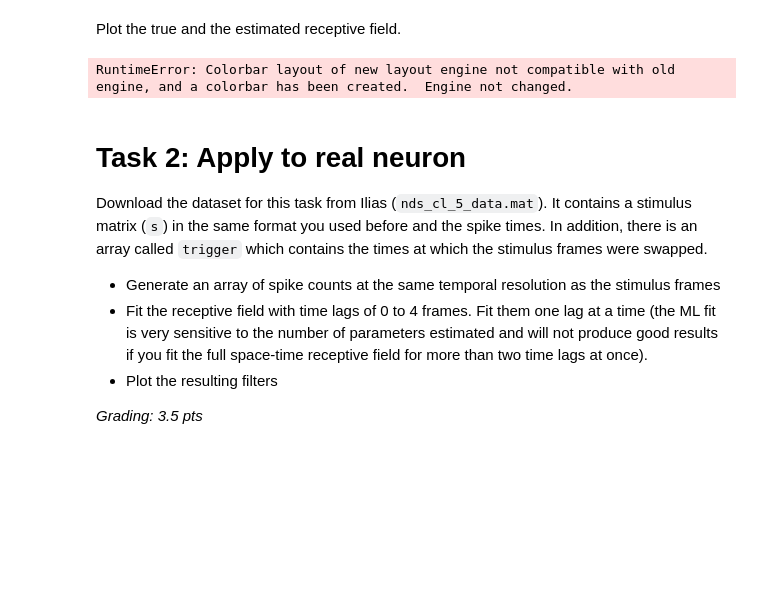
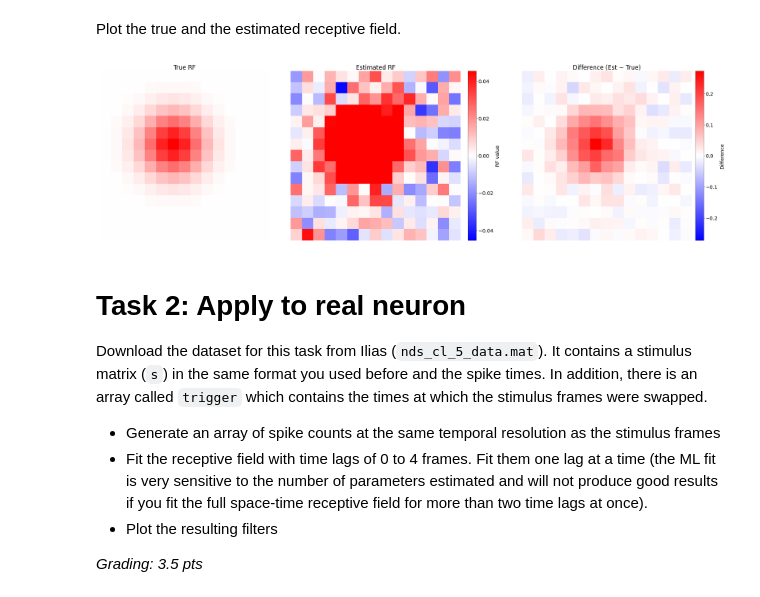
Before and after one commit to flobu98/neural_data_science, a Jupyter notebook: CodingLab5_FRA.ipynb, the cells around one changed output. Cells and saved outputs as stored; diff of their text form; code cells hidden in the pictures; blank space fills up the shorter version.

```diff
--- a/CodingLab5_FRA.ipynb
+++ b/CodingLab5_FRA.ipynb
@@ -255,11 +256,12 @@ def negloglike_lnp(
     # where r_t = exp(w^T s_t) * dt * R.
 
     # Linear projection for all time bins: shape (nT,)
-    lin = w.dot(s)
+    lin = s.T @ w
     # Instantaneous rates
     r = np.exp(lin) * dt * R
     # Log-likelihood (dropping constant log(c_t!))
-    L = np.sum(c * np.log(r) - r)
+    L = np.sum(c * np.log(r + 1e-12) - r)
+
     # Return negative log-likelihood
     return -L
 
@@ -289,12 +291,12 @@ def deriv_negloglike_lnp(
     # Gradient of the negative log-likelihood w.r.t. w:
     #   ∇[-L(w)] = sum_t (r_t - c_t) * s_t
     #
-    lin = w.dot(s)
+    lin = s.T @ w  # (nT,D2)·(D2,) ⇒ (nT,)
     r = np.exp(lin) * dt * R
     # Error vector: shape (nT,)
-    err = r - c
+    err = r - c  # (nT,)
     # Gradient: sum_t err_t * s_t -> shape (Dx*Dy,)
-    grad = s.dot(err)
+    grad = s @ err  # (D2,nT)·(nT,) ⇒ (D2,)
     return grad
 # %% [markdown]
 The helper function `check_grad` in `scipy.optimize` can help you to make sure your equations and implementations are correct. It might be helpful to validate the gradient before you run your optimizer.
@@ -314,7 +316,9 @@ def grad_wrap(w):
 
 # Choose a random test point
 rng = np.random.default_rng(42)
-w_test = rng.normal(size=w_true.shape)
+w_test = rng.normal(size=w_true1D.shape)
+
+w0 = rng.normal(scale=0.01, size=w_true1D.shape)
 
 # gradient check
 grad_error = check_grad(f_wrap, grad_wrap, w_test)
@@ -351,36 +353,56 @@ Plot the true and the estimated receptive field.
 # %%
 # ------------------------------------
 # Plot the ground truth and estimated
 # `w` side by side. (1 pt)
 # ------------------------------------
 
-mosaic = [["True", "Estimated"]]
-fig, ax = plt.subplot_mosaic(mosaic=mosaic, figsize=(12, 5), constrained_layout=True)
+mosaic = [["True", "Estimated", "Difference"]]
+fig, ax = plt.subplot_mosaic(mosaic=mosaic, figsize=(18, 5), constrained_layout=True)
 
 # make sure to add a colorbar. 'bwr' is a reasonable choice for the cmap.
 
 # Define display limits
-vlim = np.max(np.abs(w))
+vlim = np.max(np.abs(w_true1D))
+diff = w_est - w_true1D
+dlim = np.max(np.abs(diff))
 
 # True RF
-im_true = ax["True"].imshow(w_true.reshape(D, D), cmap="bwr", vmin=-vlim, vmax=vlim)
+im_true = ax["True"].imshow(w_true1D.reshape(D, D), cmap="bwr", vmin=-vlim, vmax=vlim)
 ax["True"].set_title("True RF")
 ax["True"].axis("off")
 
 # Estimated RF
-im_est = ax["Estimated"].imshow(w_est.reshape(D, D), cmap="bwr", vmin=-vlim, vmax=vlim)
+ax["Estimated"].imshow(w_est.reshape(D, D), cmap="bwr", vmin=-vlim, vmax=vlim)
 ax["Estimated"].set_title("Estimated RF")
 ax["Estimated"].axis("off")
 
-# single colorbar for both plots
+# Difference map
+im_diff = ax["Difference"].imshow(diff.reshape(D, D), cmap="bwr", vmin=-dlim, vmax=dlim)
+ax["Difference"].set_title("Difference (Est − True)")
+ax["Difference"].axis("off")
+
+# Shared colorbar True & Estimated
 fig.colorbar(
-    im_true, ax=list(ax.values()), orientation="vertical", fraction=0.046, pad=0.04
+    im_true,
+    ax=[ax["True"], ax["Estimated"]],
+    orientation="vertical",
+    fraction=0.046,
+    pad=0.02,
+    label="RF value",
+)
+# Colorbar  Difference
+fig.colorbar(
+    im_diff,
+    ax=ax["Difference"],
+    orientation="vertical",
+    fraction=0.046,
+    pad=0.02,
+    label="Difference",
 )
 
-plt.tight_layout()
 plt.show()
 # %% [output]
-RuntimeError: Colorbar layout of new layout engine not compatible with old engine, and a colorbar has been created.  Engine not changed.
+[figure, added]
 # %% [markdown]
 # Task 2: Apply to real neuron
 
```
Also changed, not shown: parts of 23 cells of this notebook.
